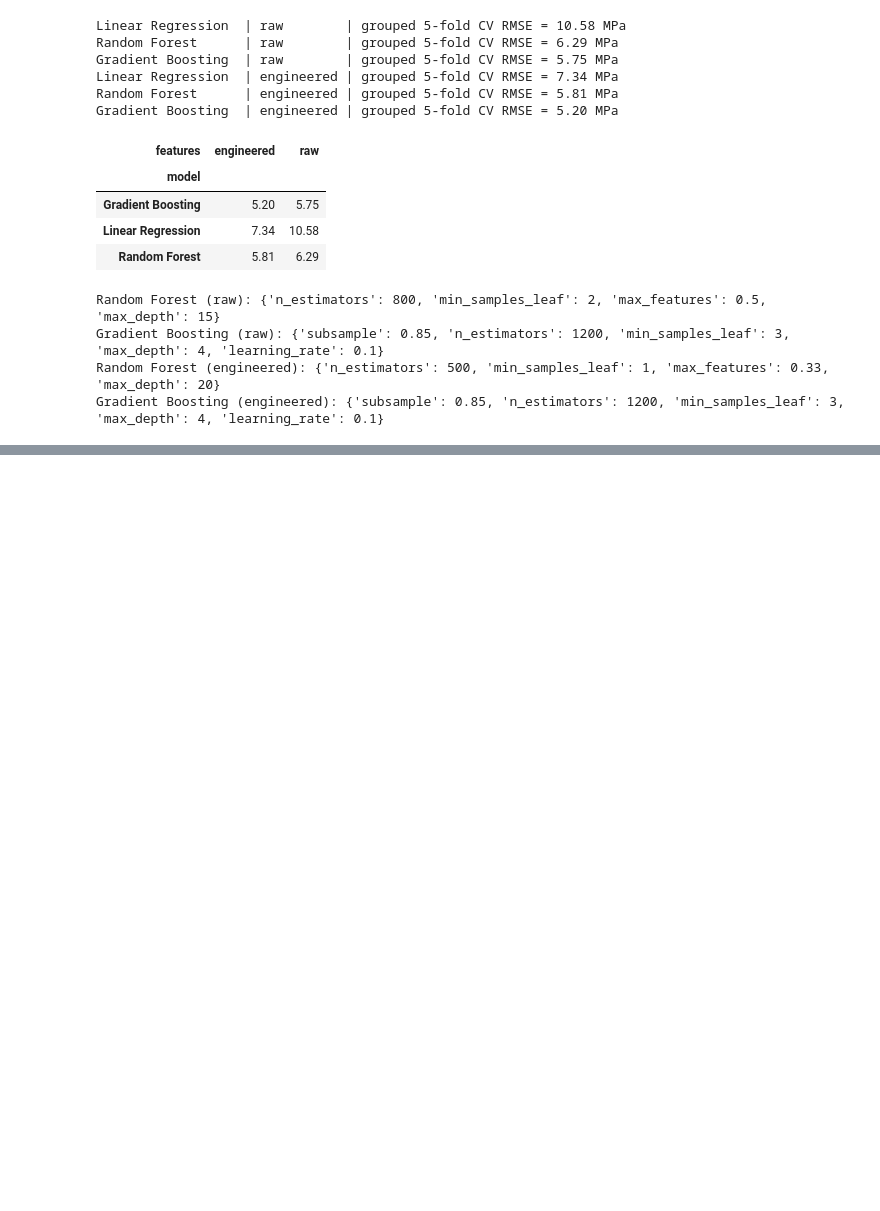
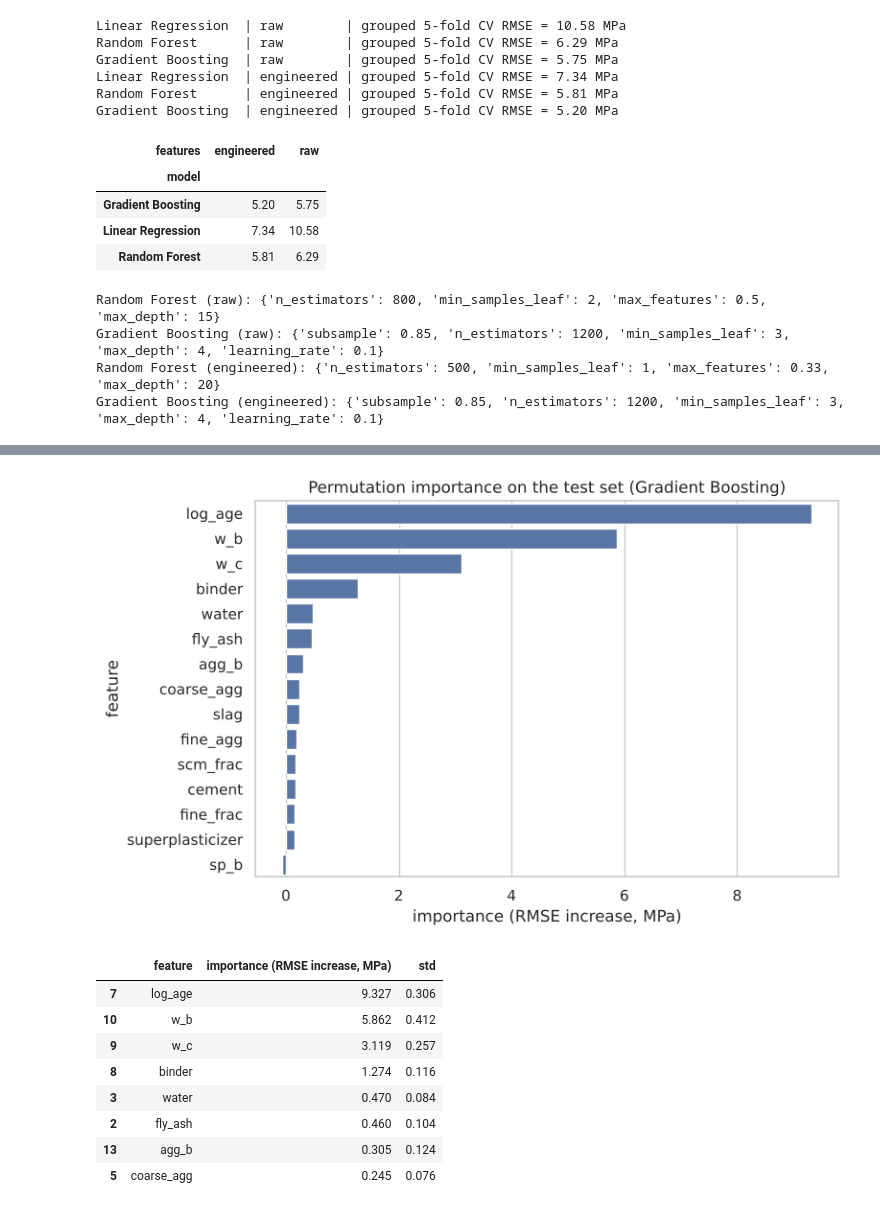
Before and after one commit to weedymif-tech/Ostaad, a Jupyter notebook: experiment.ipynb, the cells around one changed output, grey strips where cells are left out. Saved outputs shown, nothing was run; the diff lists cells and outputs as text; code cells hidden in the pictures; blank space fills up the shorter version.

```diff
--- a/experiment.ipynb
+++ b/experiment.ipynb
@@ -371,0 +469,25 @@ Gradient Boosting (engineered): {'subsample': 0.85, 'n_estimators': 1200, 'min_s
+# %%
+imp = permutation_importance(best_model, df.iloc[test_idx][best_features], y_test,
+                             n_repeats=20, random_state=SEED,
+                             scoring="neg_root_mean_squared_error")
+imp_df = (pd.DataFrame({"feature": best_features,
+                        "importance (RMSE increase, MPa)": imp.importances_mean,
+                        "std": imp.importances_std})
+          .sort_values("importance (RMSE increase, MPa)", ascending=False))
+plt.figure(figsize=(8, 5))
+sns.barplot(data=imp_df, y="feature", x="importance (RMSE increase, MPa)", color="#4C72B0")
+plt.title(f"Permutation importance on the test set ({best_name})")
+plt.tight_layout()
+plt.show()
+imp_df.round(3).head(8)
+# %% [output]
+[figure, added]
+|  | feature | importance (RMSE increase, MPa) | std |
+| 7 | log_age | 9.327 | 0.306 |
+| 10 | w_b | 5.862 | 0.412 |
+| 9 | w_c | 3.119 | 0.257 |
+| 8 | binder | 1.274 | 0.116 |
+| 3 | water | 0.470 | 0.084 |
+| 2 | fly_ash | 0.460 | 0.104 |
+| 13 | agg_b | 0.305 | 0.124 |
+| 5 | coarse_agg | 0.245 | 0.076 |
```
Also changed, not shown: parts of 5 cells of this notebook.
